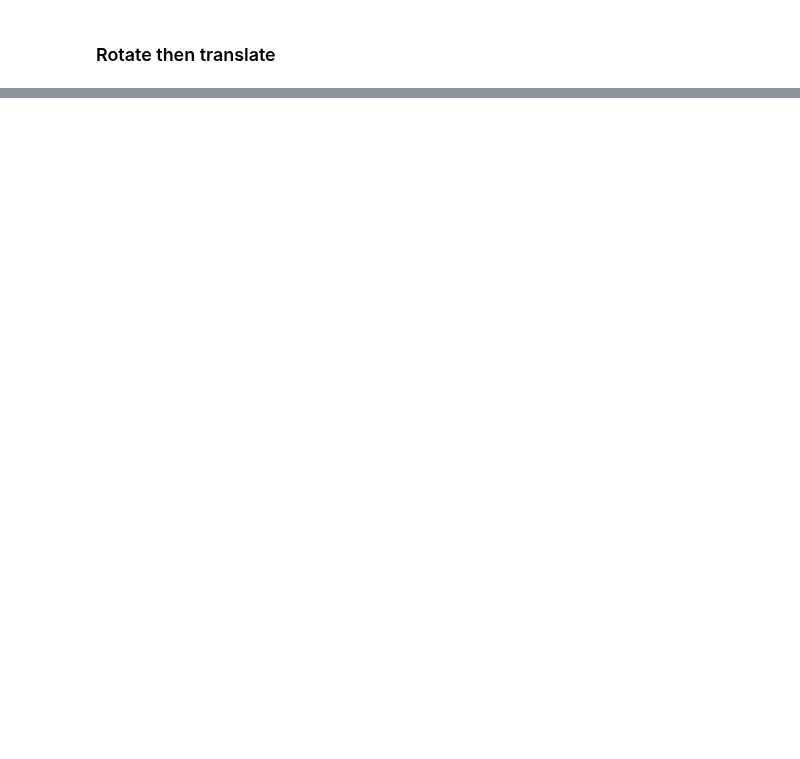
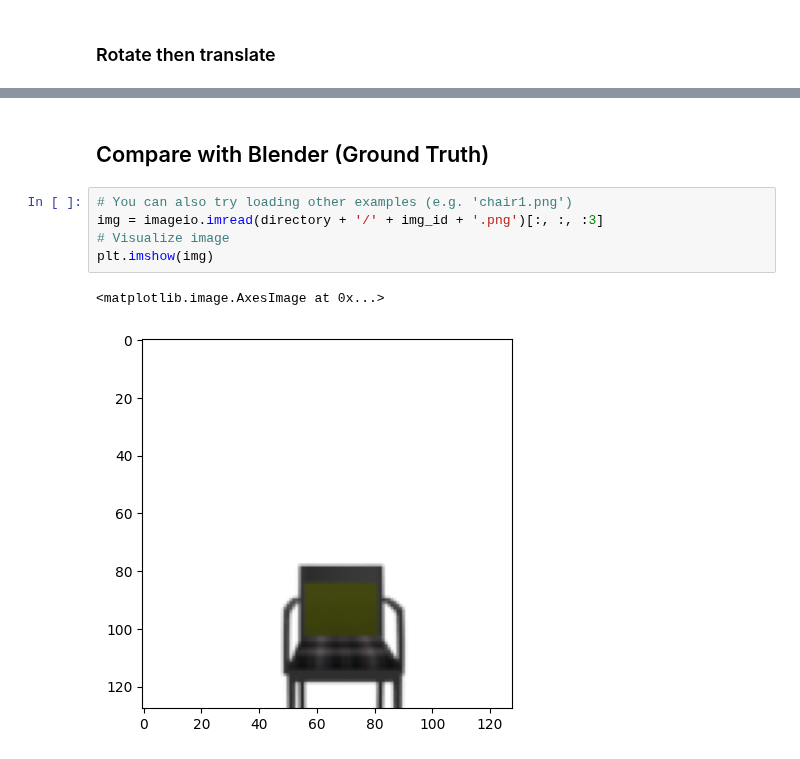
Before and after one commit to elidub/equiv-neural-rendering, a Jupyter notebook: roto_tranlation_order.ipynb, the cells around one changed output, grey strips where cells are left out. Saved outputs shown, nothing was run; the diff lists cells and outputs as text; blank space fills up the shorter version.

```diff
--- a/roto_tranlation_order.ipynb
+++ b/roto_tranlation_order.ipynb
@@ -273,0 +253,10 @@ plot_img_tensor(rendered.detach())
+# %% [markdown]
+## Compare with Blender (Ground Truth)
+# %%
+# You can also try loading other examples (e.g. 'chair1.png')
+img = imageio.imread(directory + '/' + img_id + '.png')[:, :, :3]
+# Visualize image
+plt.imshow(img)
+# %% [output]
+<matplotlib.image.AxesImage at 0x...>
+[figure, added]
```
Also changed, not shown: parts of 16 cells of this notebook.
